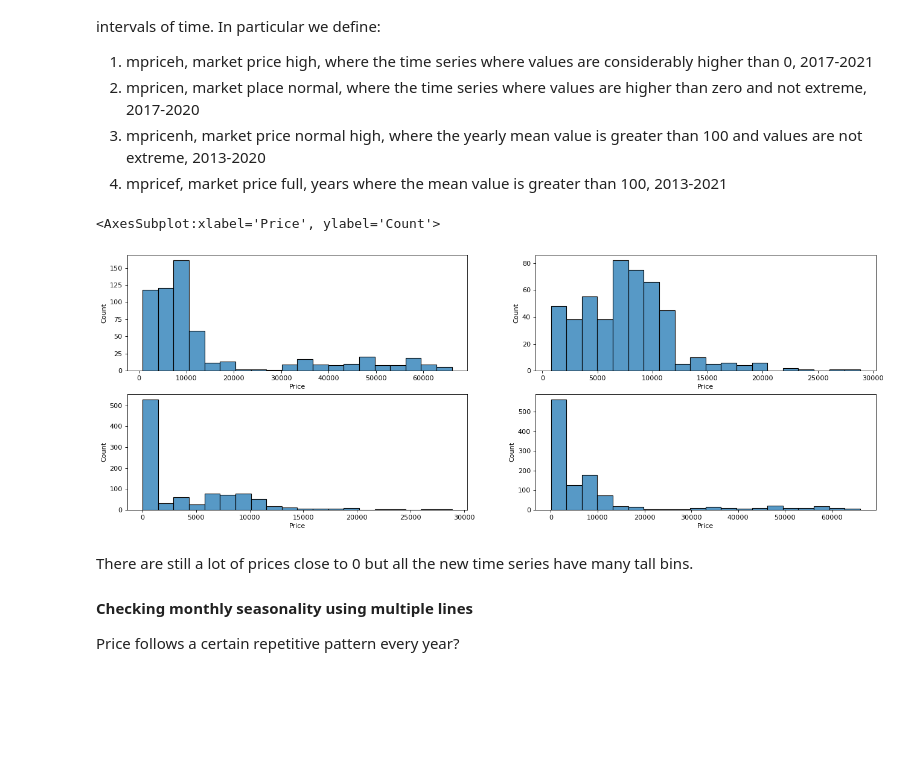
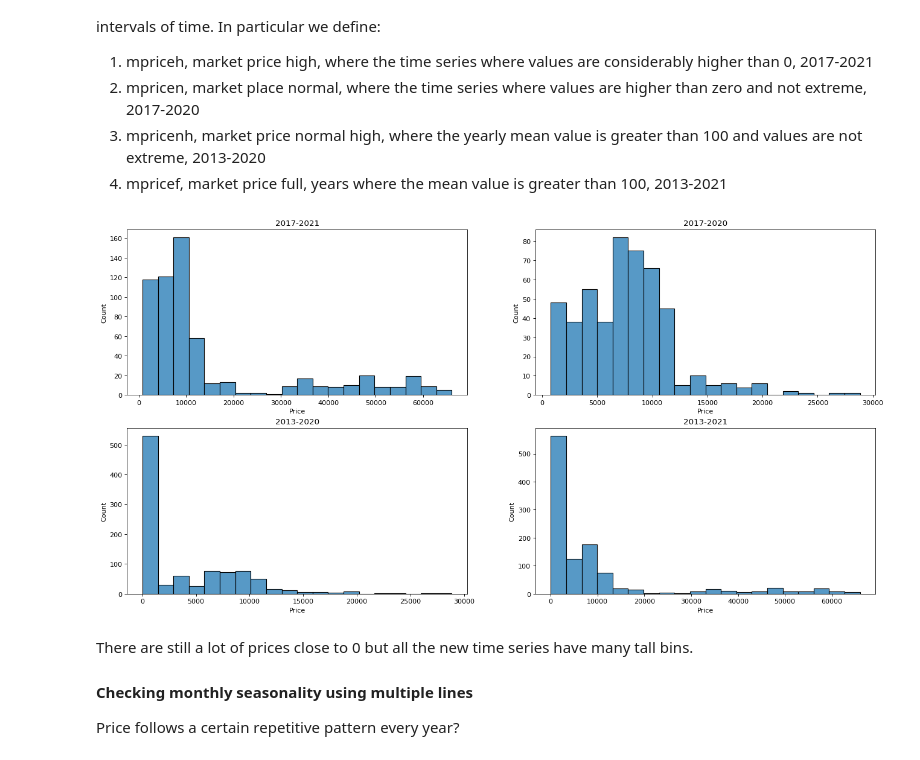
Before and after one commit to CasellaJr/Forecasting-Blockchain-indicators-for-analyzing-BTC-future-price, a Jupyter notebook: Market Price.ipynb, the cells around one changed output. Drawn from its saved outputs; the diff is of its cells as text; code cells hidden in the pictures; blank space fills up the shorter version.

Commit message:
Hash rate and Market Price

```diff
--- a/Market Price.ipynb
+++ b/Market Price.ipynb
@@ -59,3 +59,7 @@ Are there null values?
 Timestamp    0
 Price        0
 dtype: int64
+# %%
+# Extract years
+market_price['year'] = [d.year for d in market_price["Timestamp"]]
+market_price.year.unique()
@@ -107,14 +132,17 @@ mpricen = market_price.loc[(market_price["Timestamp"].dt.year > 2016) & (market_
 mpricenh = market_price.loc[(market_price["Timestamp"].dt.year > 2012) & (market_price["Timestamp"].dt.year < 2021),:]
 mpricef = market_price.loc[(market_price["Timestamp"].dt.year > 2012) & (market_price["Timestamp"].dt.year < 2022),:]
 # %%
-fig, axes = plt.subplots(2, 2, figsize=(20,7), dpi= 80)
+fig, axes = plt.subplots(2, 2, figsize=(20,10), dpi= 80)
 sns.histplot(mpriceh["Price"], ax=axes[0,0],bins = 20)
 sns.histplot(mpricen["Price"], ax=axes[0,1],bins = 20)
 sns.histplot(mpricenh["Price"], ax=axes[1,0],bins = 20)
 sns.histplot(mpricef["Price"], ax=axes[1,1],bins = 20)
+axes[0,0].title.set_text('2017-2021')
+axes[0,1].title.set_text('2017-2020')
+axes[1,0].title.set_text('2013-2020')
+axes[1,1].title.set_text('2013-2021')
 # %% [output]
-<AxesSubplot:xlabel='Price', ylabel='Count'>
-[figure, old version]
+[figure, new version]
 # %% [markdown]
 There are still a lot of prices close to 0 but all the new time series have many tall bins.
 
```
Also changed, not shown: parts of 15 cells of this notebook.
